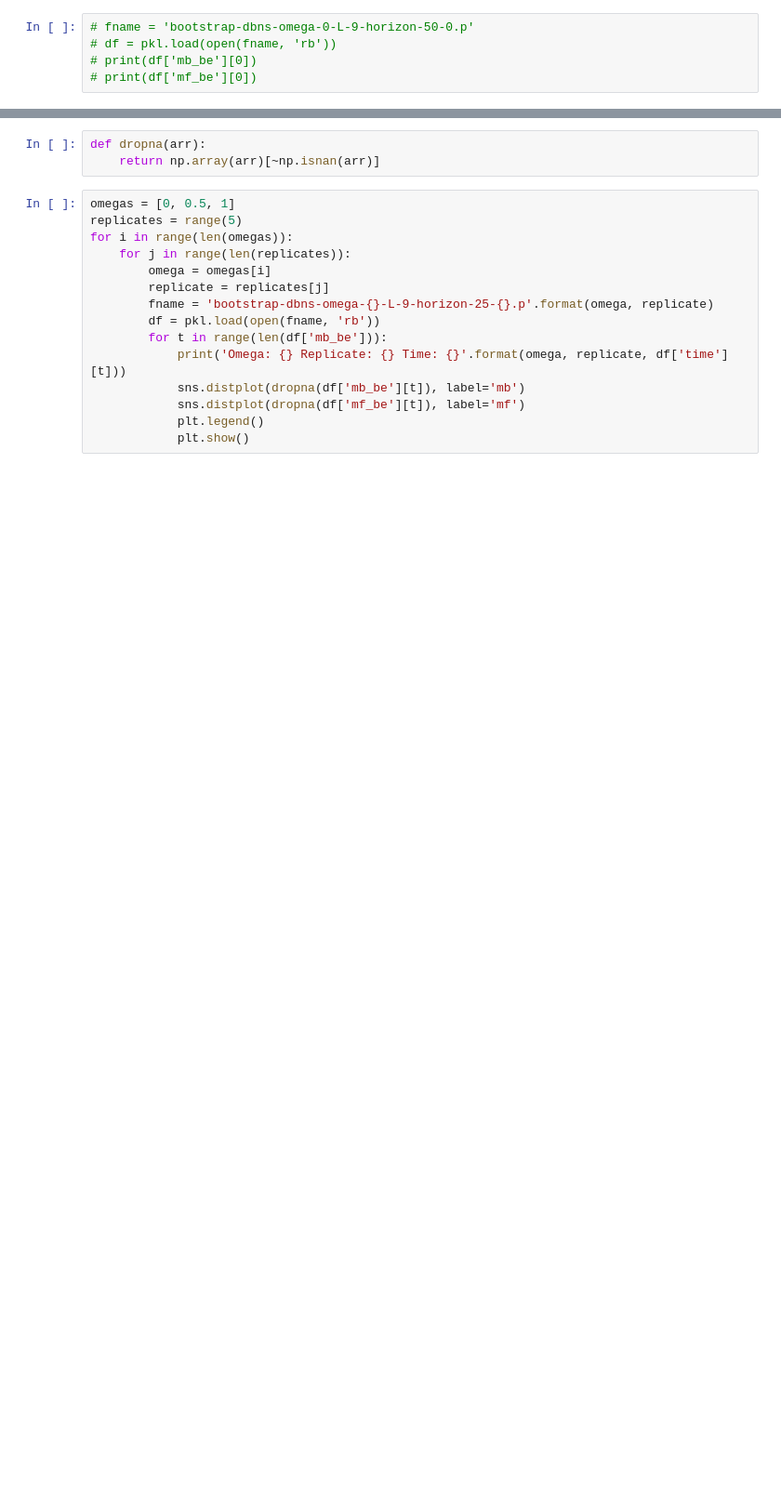
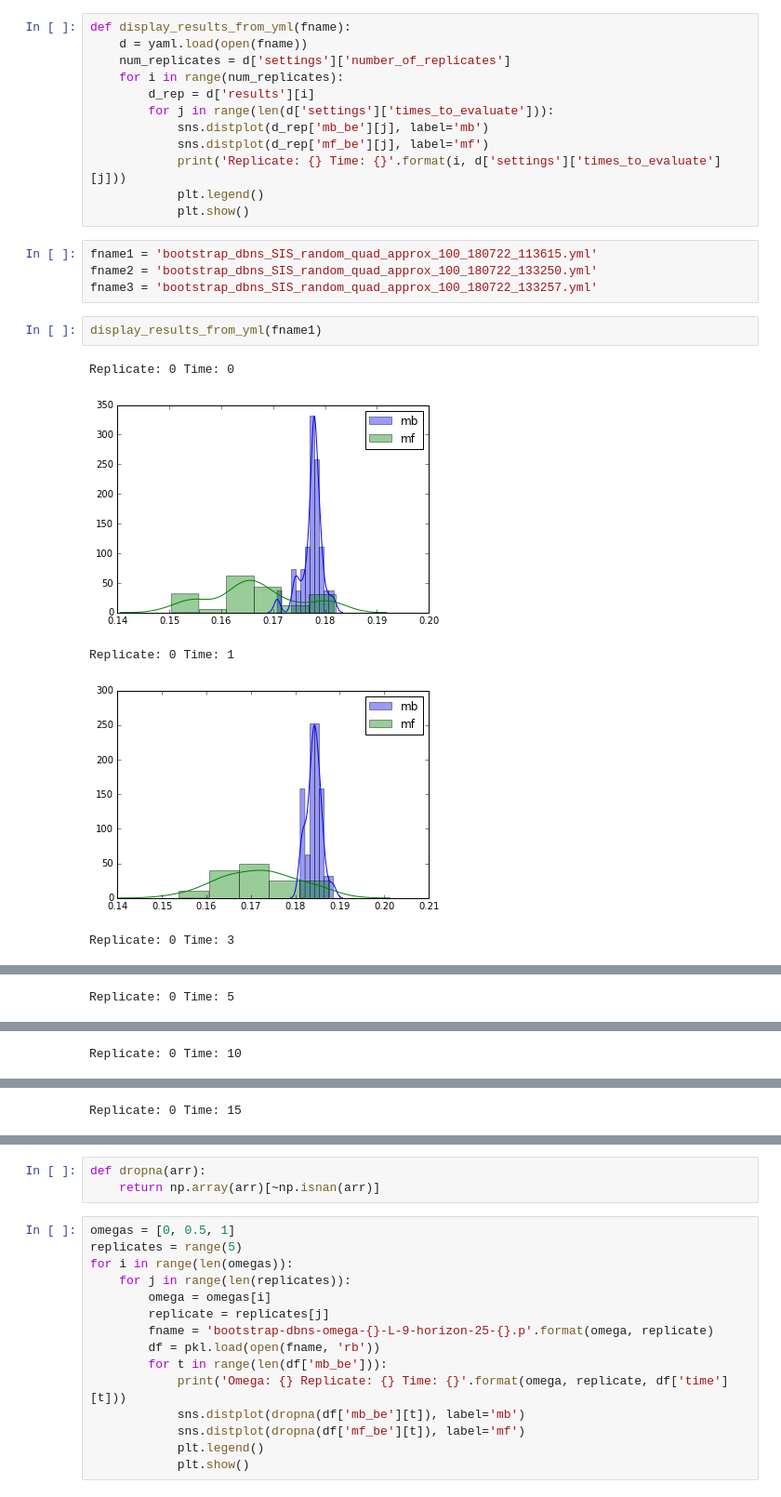
Before and after one commit to jclifton333/spatial-RL, a Jupyter notebook: analysis/results/analyze-bootstrap-dbns.ipynb, the cells around one changed output, grey strips where cells are left out. Shown at 93% size. Saved outputs shown, nothing was run; the diff lists cells and outputs as text; blank space fills up the shorter version.

```diff
--- a/analysis/results/analyze-bootstrap-dbns.ipynb
+++ b/analysis/results/analyze-bootstrap-dbns.ipynb
@@ -7,6 +8,25 @@ import seaborn as sns
 %matplotlib inline
-# %%
-# fname = 'bootstrap-dbns-omega-0-L-9-horizon-50-0.p'
-# df = pkl.load(open(fname, 'rb'))
-# print(df['mb_be'][0])
-# print(df['mf_be'][0])
+# %%
+def display_results_from_yml(fname):
+    d = yaml.load(open(fname))
+    num_replicates = d['settings']['number_of_replicates']
+    for i in range(num_replicates):
+        d_rep = d['results'][i]
+        for j in range(len(d['settings']['times_to_evaluate'])):
+            sns.distplot(d_rep['mb_be'][j], label='mb')
+            sns.distplot(d_rep['mf_be'][j], label='mf')
+            print('Replicate: {} Time: {}'.format(i, d['settings']['times_to_evaluate'][j]))
+            plt.legend()
+            plt.show()
+# %%
+fname1 = 'bootstrap_dbns_SIS_random_quad_approx_100_180722_113615.yml'
+fname2 = 'bootstrap_dbns_SIS_random_quad_approx_100_180722_133250.yml'
+fname3 = 'bootstrap_dbns_SIS_random_quad_approx_100_180722_133257.yml'
+# %%
+display_results_from_yml(fname1)
+# %% [output]
+Replicate: 0 Time: 0
+[figure, added]
+Replicate: 0 Time: 1
+[figure, added]
+Replicate: 0 Time: 3
@@ -12,0 +34 @@ import seaborn as sns
+Replicate: 0 Time: 5
@@ -12,0 +36 @@ import seaborn as sns
+Replicate: 0 Time: 10
@@ -12,0 +38 @@ import seaborn as sns
+Replicate: 0 Time: 15
```
Also changed, not shown: parts of 5 cells of this notebook, 13 other files.
